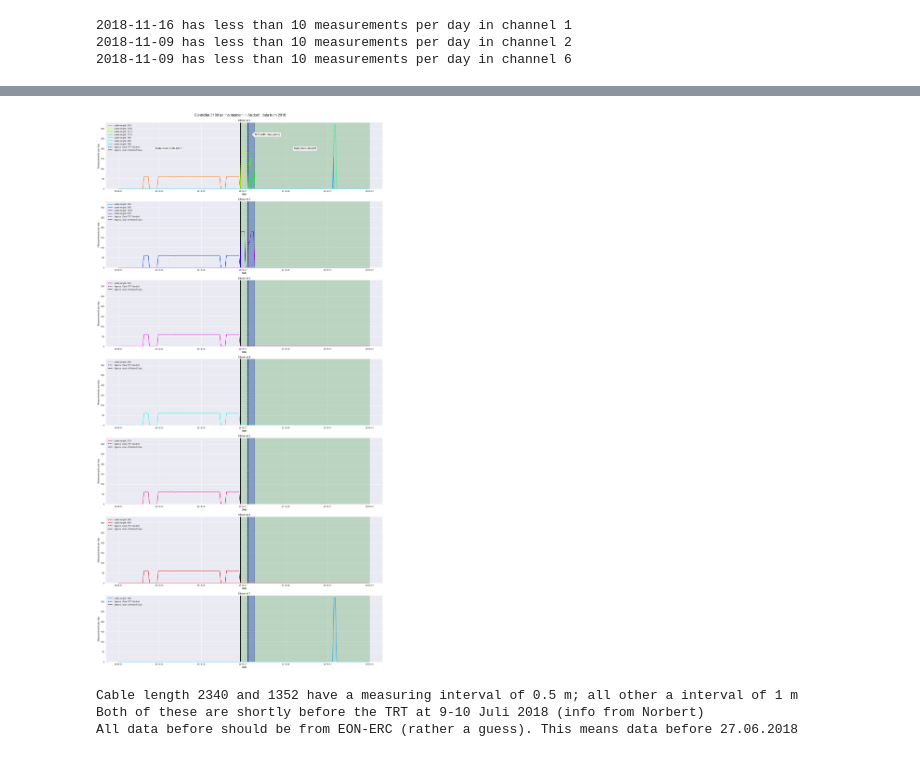
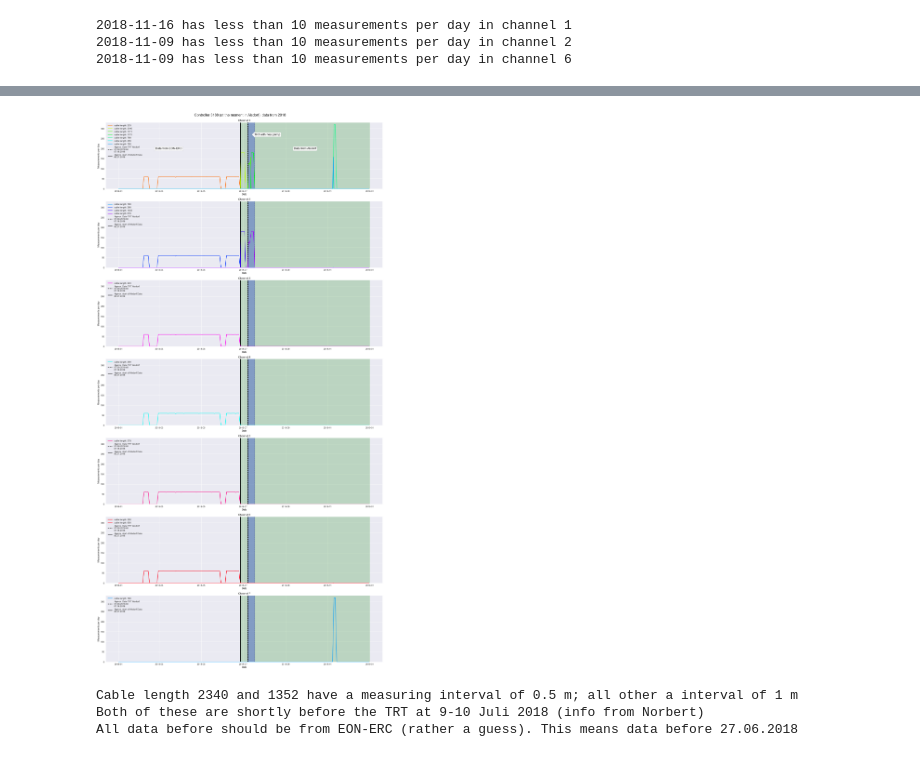
Before and after one commit to mvwick/Scripts_Masterarbeit, a Jupyter notebook: charon4_txt_to_python_2018data.ipynb, the cells around one changed output, grey strips where cells are left out. Drawn from its saved outputs; the diff is of its cells as text; code cells hidden in the pictures.

```diff
--- a/charon4_txt_to_python_2018data.ipynb
+++ b/charon4_txt_to_python_2018data.ipynb
@@ -91,12 +99,13 @@ for channel in channels:
     for cable_type in cable_lengths_2018:
         for month in months:
 
-            if cable_type != 2340 and 1352: # sampling interval is 1 m
+            if cable_type in [233,1314,1171,1170,798,259,799,268,676,223,378,250,800]: # sampling interval is 1 m
                 data_2018_day[cable_type][str(channel)][str(month)] = create_base_dataframe(cable_type)
 
-            else: #sampling interval is 0.5 m instead of 1 m
+            elif cable_type in [2340, 1352]: #sampling interval is 0.5 m instead of 1 m
                 data_2018_day[cable_type][str(channel)][str(month)] = create_base_dataframe(cable_type,sampling_05=True)
 
+# Read the data
 count_ParserError=0
 for channel in channels:
     for month in months: #path could be empty --> no data
@@ -153,22 +175,14 @@ for cable_type in cable_lengths_2018:
 # %%
 %%time
 #Wall time: 49.1 s
-
-# Save Data 2018
-if data_save:
-    save_to_path = path_to_controller + r"\..\..\my_database\temp_2018_Controller3188"
+data_save_csv = True
+# Save Data 2018 csv
+if data_save_csv:
+    save_to_path = path_to_controller + r"\..\..\my_database\temp_2018_Controller3188\csv"
     #path_to_controller + "\..\..\my_database"
     for cable_length in data_2018_day.keys():
         for channel in data_2018_day[cable_length].keys():
-
-            if cable_length != 2340 and 1352: # sampling interval is 1 m
-                data_2018_day_save = create_base_dataframe(cable_length)
-            else: #sampling interval is 0.5 m instead of 1 m
-                data_2018_day_save = create_base_dataframe(cable_length,sampling_05=True)
-
-            for month in data_2018_day[cable_length][channel].keys():
-                one_file = data_2018_day[cable_length][channel][month]
-                data_2018_day_save = pd.concat([data_2018_day_save , one_file],axis=0)
+            data_2018_day_save = save_helper(data_2018_day,channel,cable_length)
 
             # Save data
             if data_2018_day_save.shape[0]!=0: # dataframe contains rows (with data)
@@ -179,15 +227,14 @@ Wall time: 0 ns
 # %%
 # Plot 2018_day data
-#plot wie oben für 2018 generieren. Jede Kabellänge andere Farbe.
 
 # Plot each channel seperate
+plt.style.use("seaborn")
 
 def get_cmap(n, name='hsv'):
     '''Returns a function that maps each index in 0, 1, ..., n-1 to a distinct
     RGB color; the keyword argument name must be a standard mpl colormap name.'''
     return plt.cm.get_cmap(name, n)
 
-plt.style.use("seaborn")
 fig,axs=plt.subplots(7,1,figsize=[18,35],constrained_layout=True)
 fig.suptitle("Controller 3188 (at the moment in Alsdorf), data from 2018", fontsize=16)
 c=get_cmap(len(cable_lengths_2018))
@@ -201,18 +248,21 @@ for channel in ["1","2","3","4","5","6","7"]:
 
     # PLOT ACCESSOIREs
     # Plot date of TRT 9-10 Juli 2018, these somehow mark the first measurements in Alsdorf (info from Norbert)
-    start_time_trt=mdates.date2num(pd.to_datetime("07.08.2018"))
-    end_time_trt=mdates.date2num(pd.to_datetime("07.18.2018"))
+    s_dat_trt="07.08.2018"
+    e_dat_trt="07.18.2018"
+    start_time_trt=mdates.date2num(pd.to_datetime(s_dat_trt))
+    end_time_trt=mdates.date2num(pd.to_datetime(e_dat_trt))
     width_trt= end_time_trt - start_time_trt
     fancy_box=patches.FancyBboxPatch(xy=[start_time_trt,0],width=width_trt,height=350,color="blue",alpha=0.3,boxstyle='square')
     axs[n].add_patch(fancy_box)
-    axs[n].vlines(start_time_trt, ymin=0, ymax=330, label="Approx. Date TRT Alsdorf", colors="black",linestyles="--")
+    axs[n].vlines(start_time_trt, ymin=0, ymax=330, label=f"Approx. Date TRT Alsdorf:\n{s_dat_trt} till\n{e_dat_trt}", colors="black",linestyles="--")
     axs[n].vlines(end_time_trt, ymin=0, ymax=330, colors="black",linestyles="--")
     # Plot Approximated beginn of Alsdorf Data
-    start_time_alsd=mdates.date2num(pd.to_datetime("06.27.2018"))
+    s_dat_als="06.27.2018"
+    start_time_alsd=mdates.date2num(pd.to_datetime(s_dat_als))
     end_time_alsd=mdates.date2num(pd.to_datetime("01.01.2019"))
     width_alsd = end_time_alsd - start_time_alsd
-    axs[n].vlines(start_time_alsd, ymin=0, ymax=330, label="Approx. start of Alsdorf Data", colors="black",linestyles="-")
+    axs[n].vlines(start_time_alsd, ymin=0, ymax=330, label=f"Approx. start of Alsdorf Data:\n{s_dat_als}", colors="black",linestyles="-")
     fancy_box=patches.FancyBboxPatch(xy=[start_time_alsd,0],width=width_alsd,height=350,color="green",alpha=0.2,boxstyle='square')
     axs[n].add_patch(fancy_box)
 
@@ -230,35 +280,35 @@ for channel in ["1","2","3","4","5","6","7"]:
 bbox_props = dict(boxstyle="round", fc="w", ec="0.5", alpha=0.9)
 size=13; y=200; ha="center"; va="center"
 # Plot data which is expected to be from EON-ERC
 start_time_eon=mdates.date2num(pd.to_datetime("12.01.2017"))
 width_eon=start_time_alsd - start_time_eon
 x = start_time_eon + 0.5 * width_eon
 axs[0].text(x, y,"Data from EON-ERC", ha=ha, va=va, size=size, bbox=bbox_props)
 x = start_time_alsd + 0.5 * width_alsd
 axs[0].text(x, y,"Data from Alsdorf", ha=ha, va=va, size=size, bbox=bbox_props)
 bbox_props = dict(boxstyle="larrow", fc="w", ec="0.5", alpha=0.9)
 x = end_time_trt + 1.8* width_trt
-axs[0].text(x, 270,"TRT with heat pump", ha=ha, va=va, size=size, bbox=bbox_props)
+axs[0].text(x, 270,f"TRT with heat pump", ha=ha, va=va, size=size, bbox=bbox_props)
 
 if plot_save:
     save_path = "pictures/all_channels_measpday_2018.png"
     save_path_dpi720 = "pictures/dpi720/all_channels_measpday_2018_dpi720.png"
     plt.savefig(save_path)
     plt.savefig(save_path_dpi720, dpi=720)
     # copy pictures to my_database
     save_to = path_to_controller + "\..\..\my_database\overview_plots"
     save_to_dpi720 = path_to_controller + "\..\..\my_database\overview_plots\dpi720"
     copy_file(save_path, save_to)
     copy_file(save_path_dpi720, save_to_dpi720)
 
 
 plt.show()
 
 print("Cable length 2340 and 1352 have a measuring interval of 0.5 m; all other a interval of 1 m")
 print("Both of these are shortly before the TRT at 9-10 Juli 2018 (info from Norbert)")
 print("All data before should be from EON-ERC (rather a guess). This means data before 27.06.2018")
 # %% [output]
-[figure, old version]
+[figure, new version]
 Cable length 2340 and 1352 have a measuring interval of 0.5 m; all other a interval of 1 m
 Both of these are shortly before the TRT at 9-10 Juli 2018 (info from Norbert)
 All data before should be from EON-ERC (rather a guess). This means data before 27.06.2018
```
Also changed, not shown: parts of 8 cells of this notebook, 13 other files.
